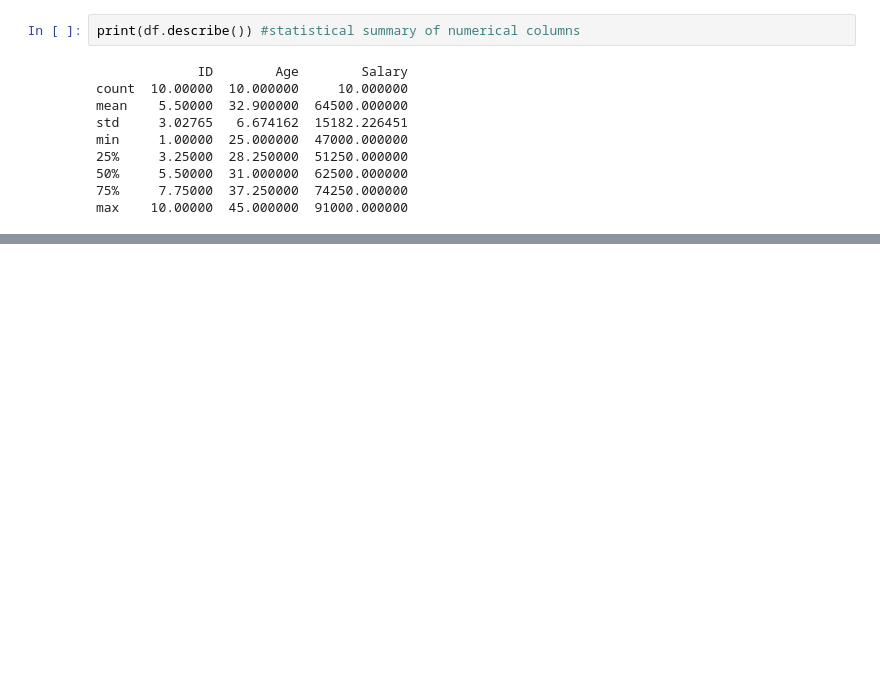
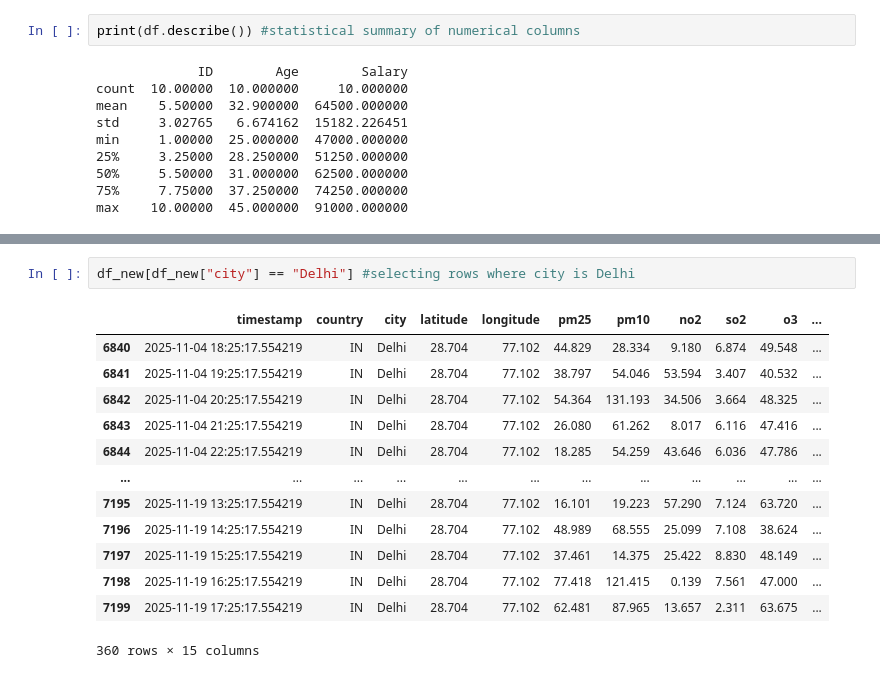
Before and after one commit to raghavdwd/prime-ai-ml, a Jupyter notebook: my-proj/pandas.ipynb, the cells around one changed output, grey strips where cells are left out. Cells and saved outputs as stored; diff of their text form; blank space fills up the shorter version.

```diff
--- a/my-proj/pandas.ipynb
+++ b/my-proj/pandas.ipynb
@@ -211,0 +274,16 @@ FileNotFoundError: [Errno 2] No such file or directory: 'globalAirQuality.csv'
+# %%
+df_new[df_new["city"] == "Delhi"] #selecting rows where city is Delhi
+# %% [output]
+|  | timestamp | country | city | latitude | longitude | pm25 | pm10 | no2 | so2 | o3 | ... |
+| 6840 | 2025-11-04 18:25:17.554219 | IN | Delhi | 28.704 | 77.102 | 44.829 | 28.334 | 9.180 | 6.874 | 49.548 | ... |
+| 6841 | 2025-11-04 19:25:17.554219 | IN | Delhi | 28.704 | 77.102 | 38.797 | 54.046 | 53.594 | 3.407 | 40.532 | ... |
+| 6842 | 2025-11-04 20:25:17.554219 | IN | Delhi | 28.704 | 77.102 | 54.364 | 131.193 | 34.506 | 3.664 | 48.325 | ... |
+| 6843 | 2025-11-04 21:25:17.554219 | IN | Delhi | 28.704 | 77.102 | 26.080 | 61.262 | 8.017 | 6.116 | 47.416 | ... |
+| 6844 | 2025-11-04 22:25:17.554219 | IN | Delhi | 28.704 | 77.102 | 18.285 | 54.259 | 43.646 | 6.036 | 47.786 | ... |
+| ... | ... | ... | ... | ... | ... | ... | ... | ... | ... | ... | ... |
+| 7195 | 2025-11-19 13:25:17.554219 | IN | Delhi | 28.704 | 77.102 | 16.101 | 19.223 | 57.290 | 7.124 | 63.720 | ... |
+| 7196 | 2025-11-19 14:25:17.554219 | IN | Delhi | 28.704 | 77.102 | 48.989 | 68.555 | 25.099 | 7.108 | 38.624 | ... |
+| 7197 | 2025-11-19 15:25:17.554219 | IN | Delhi | 28.704 | 77.102 | 37.461 | 14.375 | 25.422 | 8.830 | 48.149 | ... |
+| 7198 | 2025-11-19 16:25:17.554219 | IN | Delhi | 28.704 | 77.102 | 77.418 | 121.415 | 0.139 | 7.561 | 47.000 | ... |
+| 7199 | 2025-11-19 17:25:17.554219 | IN | Delhi | 28.704 | 77.102 | 62.481 | 87.965 | 13.657 | 2.311 | 63.675 | ... |
+360 rows × 15 columns
```
Also changed, not shown: parts of 16 cells of this notebook, 2 other files.
